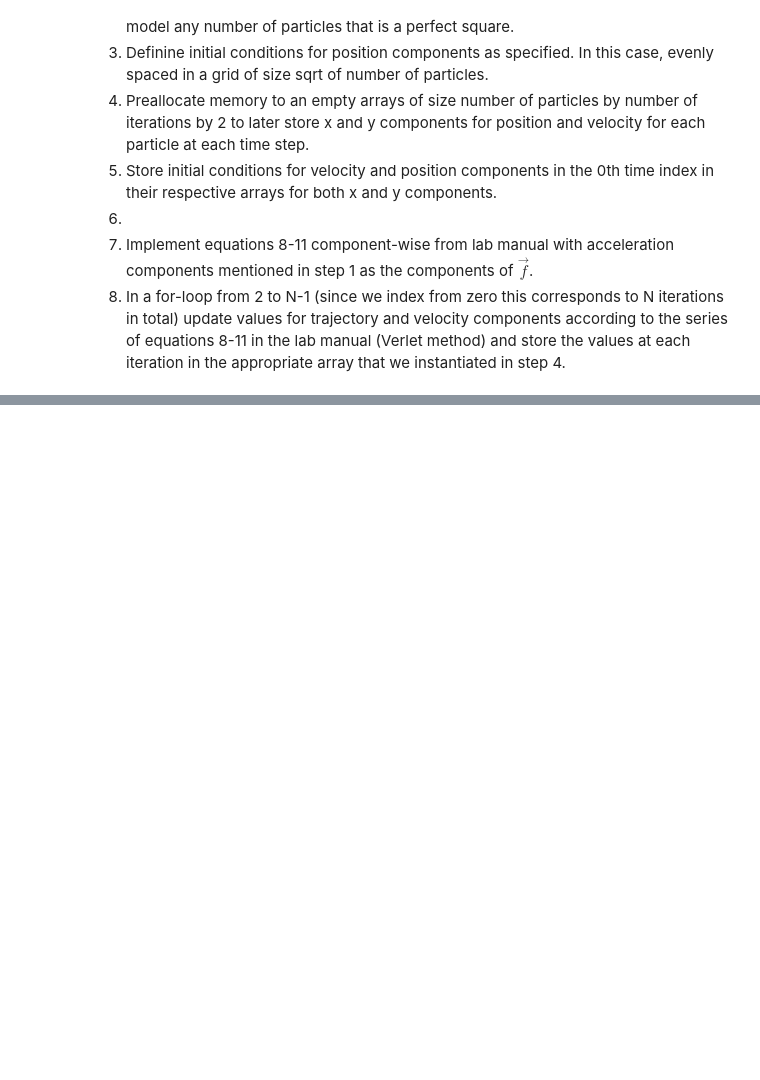
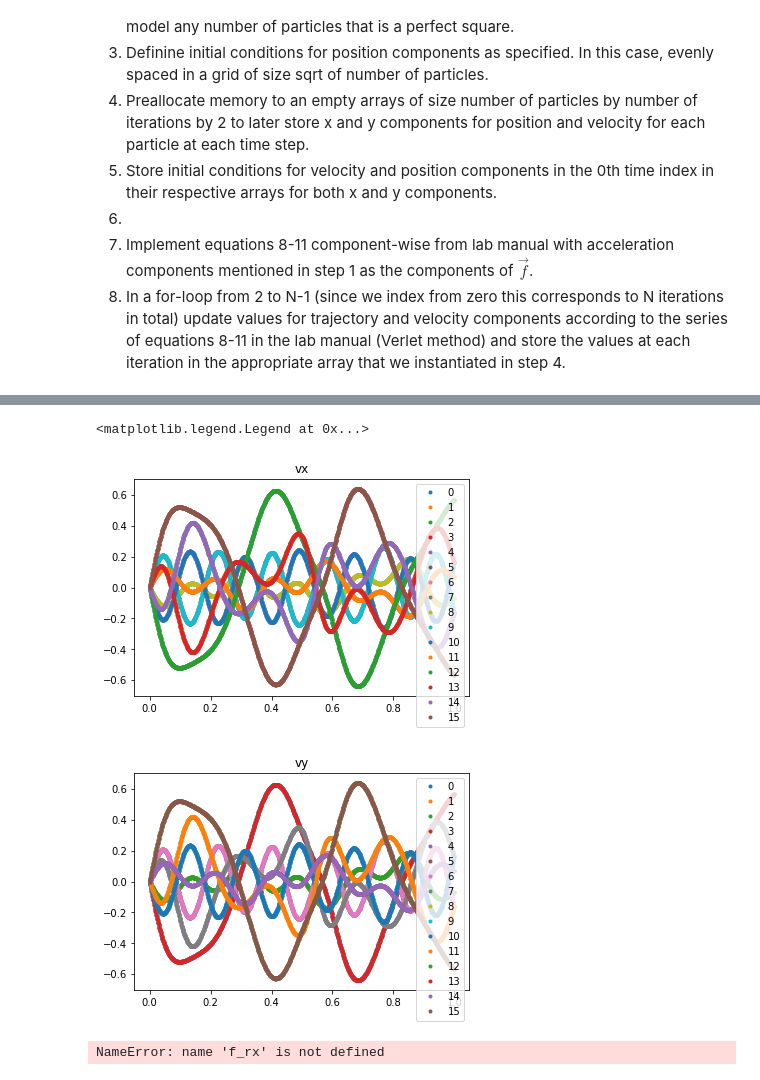
Before and after one commit to andrewkhardy/PHY-407, a Jupyter notebook: Lab06_Q3.ipynb, the cells around one changed output, grey strips where cells are left out. Cells and saved outputs as stored; diff of their text form; code cells hidden in the pictures; blank space fills up the shorter version.

```diff
--- a/Lab06_Q3.ipynb
+++ b/Lab06_Q3.ipynb
@@ -276,0 +289,19 @@ array([ 204.08533895, 2265.8917592 , 2265.89002494, 2265.88829079,
+# %%
+plt.figure()
+plt.title('vx')
+for i in range(16):
+    plt.plot(t,v[i,:,0],'.', label = str(i))
+plt.legend()
+plt.figure()
+plt.title('vy')
+for i in range(16):
+    plt.plot(t,v[i,:,1],'.', label = str(i))
+plt.legend()
+# %% [output]
+<matplotlib.legend.Legend at 0x...>
+[figure, added]
+[figure, added]
+# %%
+vp, rp, tp, Energyp, Kinp, Potp = doVerlet(num_particles, periodic = True)
+# %% [output]
+NameError: name 'f_rx' is not defined
```
Also changed, not shown: parts of 21 cells of this notebook.
